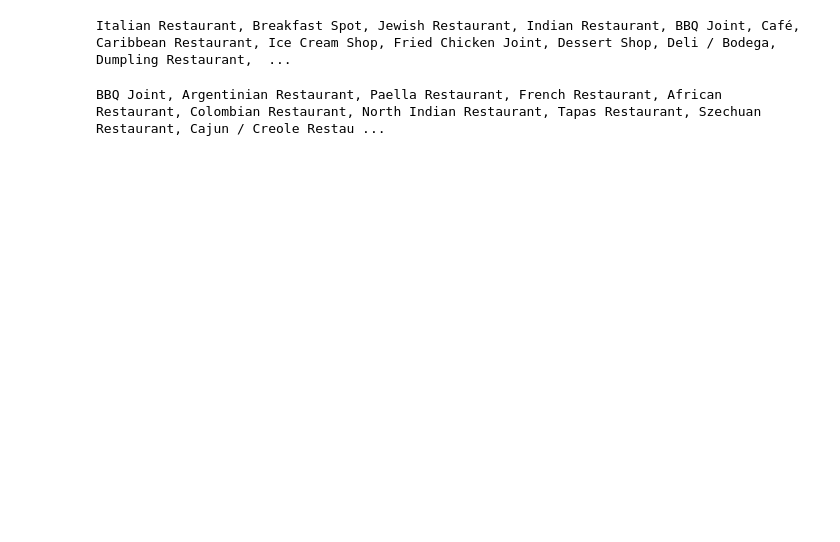
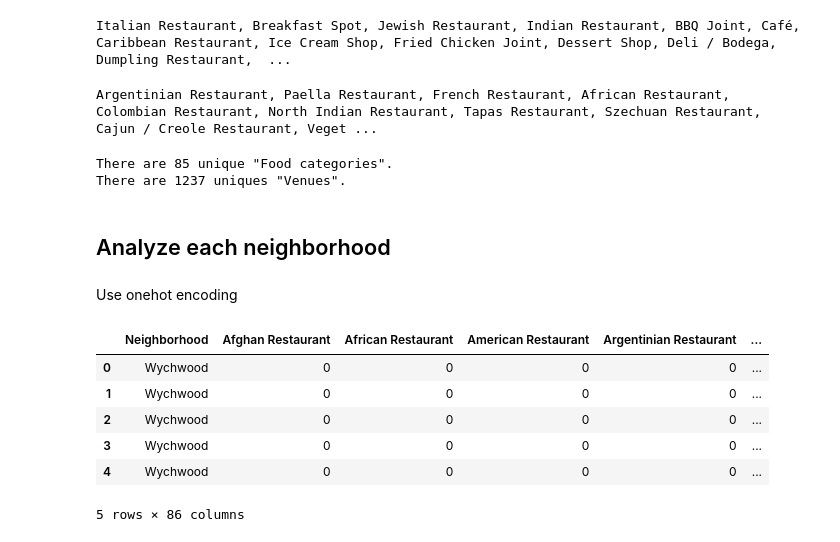
Before and after one commit to agprasanna/Coursera_Capstone, a Jupyter notebook: Opening_an_Indian_Restaurant_in_Toronto.ipynb, the cells around one changed output. Cells and saved outputs as stored; diff of their text form; code cells hidden in the pictures; blank space fills up the shorter version.

```diff
--- a/Opening_an_Indian_Restaurant_in_Toronto.ipynb
+++ b/Opening_an_Indian_Restaurant_in_Toronto.ipynb
@@ -425,17 +411,54 @@ print(', '.join(str(x) for x in unique_categories))
 Italian Restaurant, Breakfast Spot, Jewish Restaurant, Indian Restaurant, BBQ Joint, Café, Caribbean Restaurant, Ice Cream Shop, Fried Chicken Joint, Dessert Shop, Deli / Bodega, Dumpling Restaurant,  ...
 # %%
 ## Select the generic / unwanted categories and make a list.
-generic_categories = ['Café','Ice Cream Shop','Dessert Shop','Deli / Bodega','Coffee Shop','Bakery','Convenience Store',
-                      'Bubble Tea Shop','Pizza Place','Frozen Yogurt Shop','Wings Joint','Buffet','Breakfast Spot','Juice Bar','Bar','Food Service',
-                      'Pastry Shop','Grocery Store','Gastropub','Lounge','Pool Hall','Bowling Alley','Fast Food Restaurant','Pub','Tea Room',
-                      'Bike Shop','Chocolate Shop','Boutique','Art Studio','Snack Place','Irish Pub','Smoothie Shop','Restaurant',
-                      'Bistro','Food Truck','Poutine Place','Mac & Cheese Joint','Cafeteria','Comfort Food Restaurant','Supermarket','Poke Place','Donut Shop',
-                      'Food Court','Gas Station','Cocktail Bar','Brewery','Sports Bar','Cupcake Shop','Butcher','Wine Bar',
-                      'Candy Store','Food','Soup Place','Food & Drink Shop','Beer Bar','Food Stand','Gourmet Shop','Board Shop',
-                      ]
+generic_categories = ['Breakfast Spot','BBQ Joint','Café','Ice Cream Shop','Fried Chicken Joint','Dessert Shop','Deli / Bodega','Coffee Shop','Bakery',
+ 'Burger Joint','Fast Food Restaurant','Convenience Store','Bubble Tea Shop','Pizza Place','Frozen Yogurt Shop','Buffet','Juice Bar',
+ 'Hot Dog Joint','Bar','Sandwich Place','Salad Place','Food Service','Bagel Shop','Pastry Shop','Grocery Store','Gastropub','Lounge',
+ 'Pool Hall','Bowling Alley','Pub','Tea Room','Diner','Bike Shop','Chocolate Shop','Boutique','Art Studio','Snack Place','Wings Joint',
+ 'Irish Pub','Smoothie Shop','Bistro','Food Truck','Mac & Cheese Joint','Cafeteria','Supermarket','Poke Place','Donut Shop','Food Court',
+ 'Gas Station','Cocktail Bar','Brewery','Sports Bar','Cupcake Shop','Butcher','Wine Bar','Candy Store','Food','Food & Drink Shop',
+ 'Beer Bar','Food Stand','Gourmet Shop','Board Shop']
+
+###['Deli / Bodega','Convenience Store','Bar,Food Service',
+###                      'Grocery Store','Gastropub','Lounge','Pool Hall','Bowling Alley','Pub,Tea Room','Bike Shop','Boutique',
+###                      'Art Studio','Irish Pub','Supermarket','Gas Station','Cocktail Bar',
+###                      'Brewery','Sports Bar','Butcher','Wine Bar','Beer Bar','Gourmet Shop','Board Shop'
+###                      ]
+###'Café','Deli / Bodega','Coffee Shop','Convenience Store','Bubble Tea Shop','Juice Bar','Bar,Food Service',
+###                      'Grocery Store','Gastropub','Lounge','Pool Hall','Bowling Alley','Pub,Tea Room','Bike Shop','Boutique',
+###                      'Art Studio','Irish Pub','Smoothie Shop','Cafeteria','Supermarket','Poke Place','Gas Station','Cocktail Bar',
+###                      'Brewery','Sports Bar','Butcher','Wine Bar','Beer Bar','Gourmet Shop','Board Shop'
 # %%
 # fetch all the required food categories
 food_categories =  list(set(unique_categories) - set(generic_categories))
 print(', '.join(str(x) for x in food_categories))
 # %% [output]
-BBQ Joint, Argentinian Restaurant, Paella Restaurant, French Restaurant, African Restaurant, Colombian Restaurant, North Indian Restaurant, Tapas Restaurant, Szechuan Restaurant, Cajun / Creole Restau ...
+Argentinian Restaurant, Paella Restaurant, French Restaurant, African Restaurant, Colombian Restaurant, North Indian Restaurant, Tapas Restaurant, Szechuan Restaurant, Cajun / Creole Restaurant, Veget ...
+# %%
+
+## Removing the generic categories from the data frame.
+Toronto_food_venues = Toronto_food_venues[Toronto_food_venues['Venue Category'].isin(food_categories)].reset_index()
+# %%
+print('There are {} unique "Food categories".'.format(len(Toronto_food_venues['Venue Category'].unique())))
+print('There are {} uniques "Venues".'.format(len(Toronto_food_venues['Venue'].unique())))
+# %% [output]
+There are 85 unique "Food categories".
+There are 1237 uniques "Venues".
+# %% [markdown]
+## Analyze each neighborhood
+# %% [markdown]
+Use onehot encoding
+# %%
+Toronto_onehot = pd.get_dummies(Toronto_food_venues[['Venue Category']], prefix="", prefix_sep="")
+# add neighborhood column to the dataframe
+Toronto_onehot.insert(0, 'Neighborhood', Toronto_food_venues['Neighborhood'])
+
+Toronto_onehot.head()
+# %% [output]
+|  | Neighborhood | Afghan Restaurant | African Restaurant | American Restaurant | Argentinian Restaurant | ... |
+| 0 | Wychwood | 0 | 0 | 0 | 0 | ... |
+| 1 | Wychwood | 0 | 0 | 0 | 0 | ... |
+| 2 | Wychwood | 0 | 0 | 0 | 0 | ... |
+| 3 | Wychwood | 0 | 0 | 0 | 0 | ... |
+| 4 | Wychwood | 0 | 0 | 0 | 0 | ... |
+5 rows × 86 columns
```
Also changed, not shown: parts of 24 cells of this notebook.
